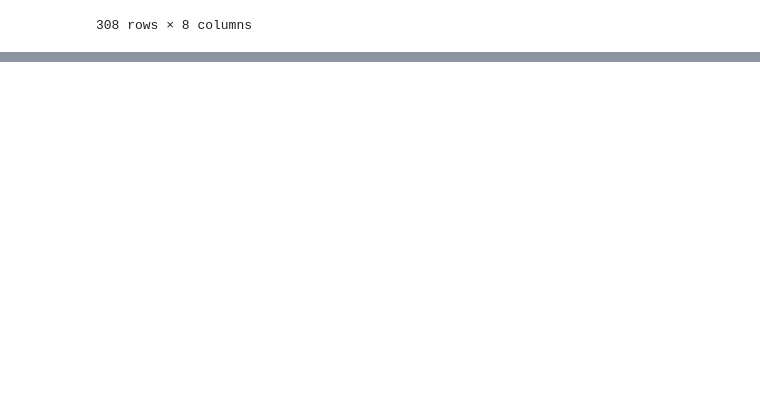
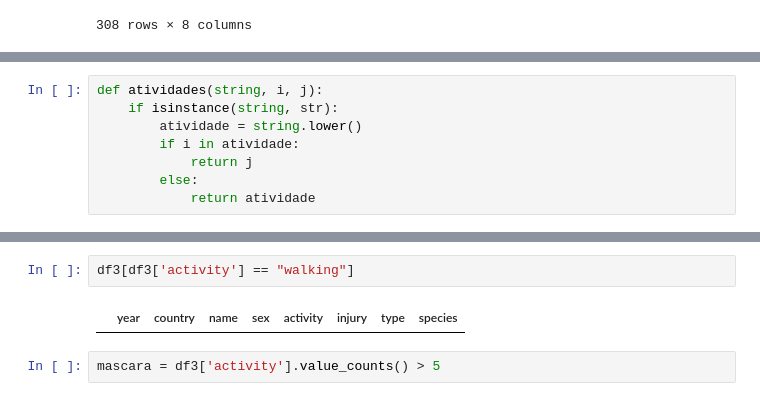
Before and after one commit to LucasAPerfeito/Project-Shark-Attack, a Jupyter notebook: Projeto - Shark Attack.ipynb, the cells around one changed output, grey strips where cells are left out. Cells and saved outputs as stored; diff of their text form; blank space fills up the shorter version.

```diff
--- a/Projeto - Shark Attack.ipynb
+++ b/Projeto - Shark Attack.ipynb
@@ -489,0 +505,8 @@ df3[df3['sex'].isna() & df3['name'].notnull()]
+# %%
+def atividades(string, i, j):
+    if isinstance(string, str):
+        atividade = string.lower()
+        if i in atividade:
+            return j
+        else:
+            return atividade
@@ -489,0 +569,6 @@ df3[df3['sex'].isna() & df3['name'].notnull()]
+# %%
+df3[df3['activity'] == "walking"]
+# %% [output]
+|  | year | country | name | sex | activity | injury | type | species |
+# %%
+mascara = df3['activity'].value_counts() > 5
```
Also changed, not shown: parts of 52 cells of this notebook, 1 other file.
